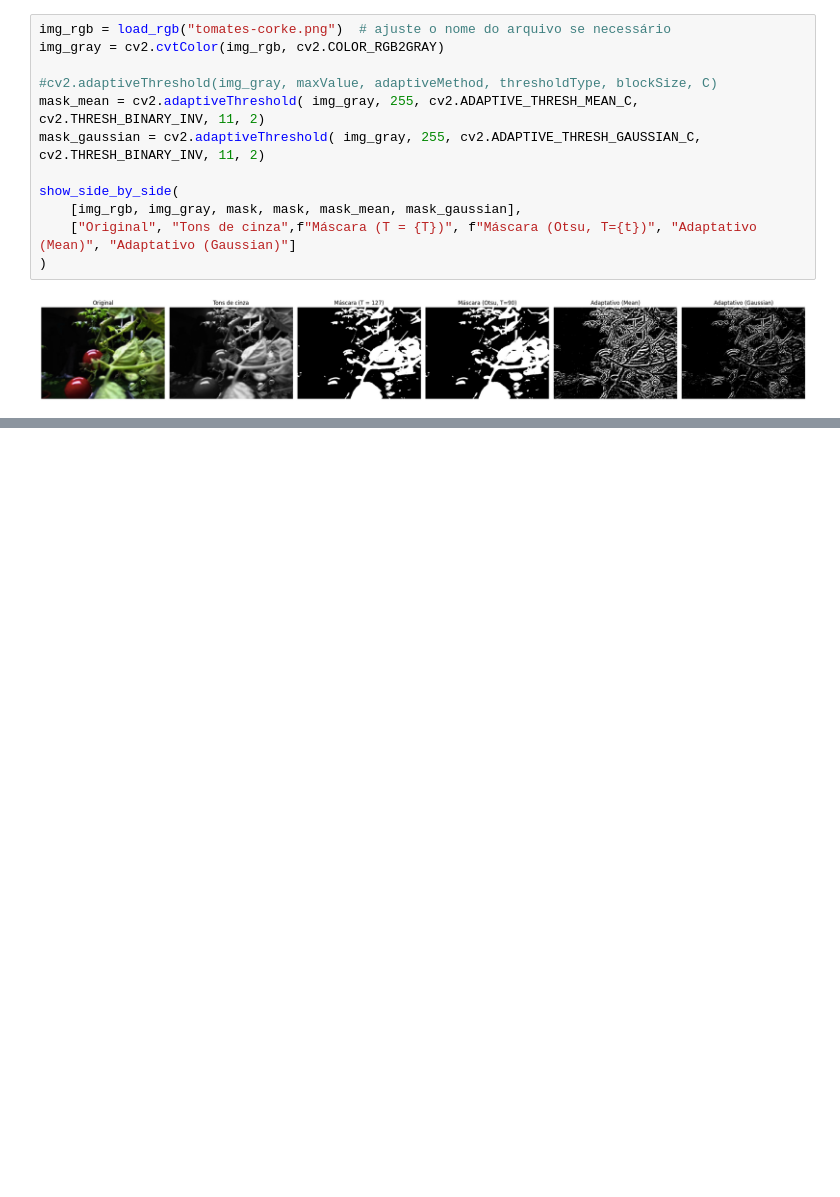
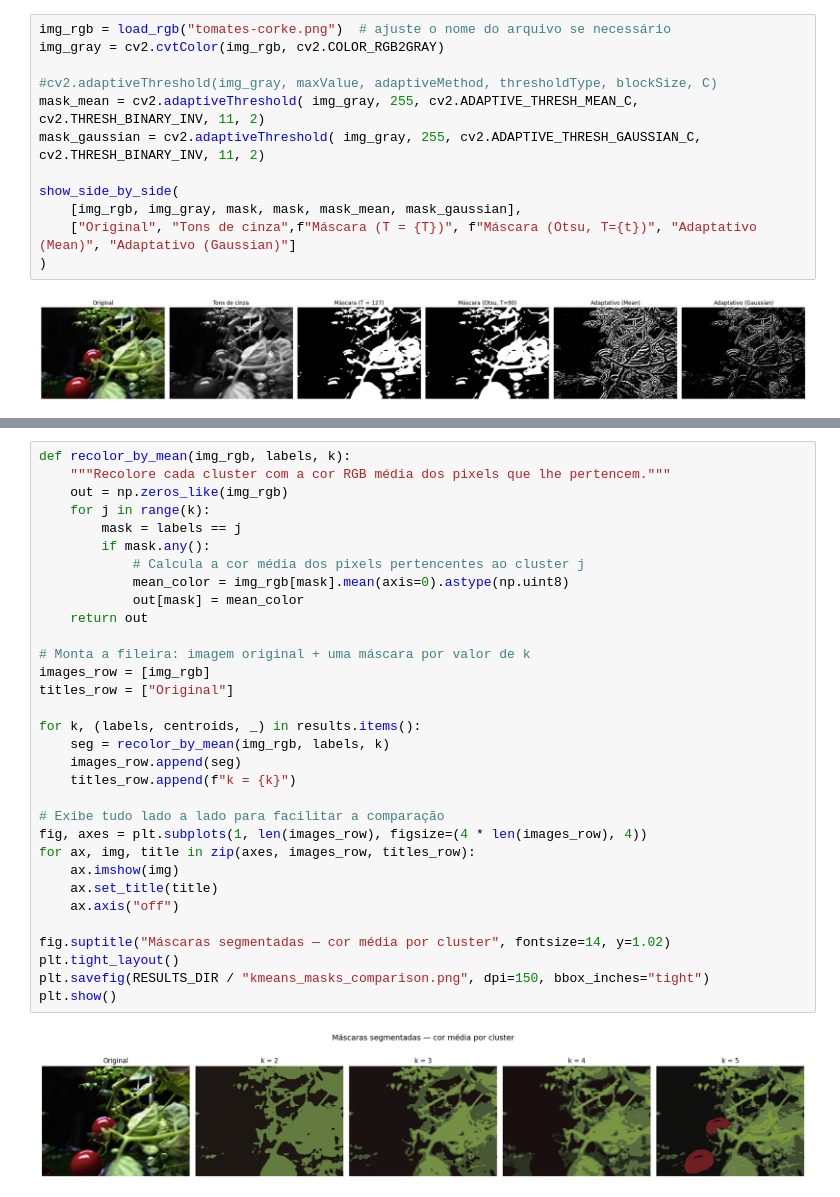
Before and after one commit to m9tzin/segmentation-cvis, a Jupyter notebook: notebook/atividade_segmentacao.ipynb, the cells around one changed output, grey strips where cells are left out. Saved outputs shown, nothing was run; the diff lists cells and outputs as text; blank space fills up the shorter version.

```diff
--- a/notebook/atividade_segmentacao.ipynb
+++ b/notebook/atividade_segmentacao.ipynb
@@ -137,0 +273,34 @@ show_side_by_side(
+# %%
+def recolor_by_mean(img_rgb, labels, k):
+    """Recolore cada cluster com a cor RGB média dos pixels que lhe pertencem."""
+    out = np.zeros_like(img_rgb)
+    for j in range(k):
+        mask = labels == j
+        if mask.any():
+            # Calcula a cor média dos pixels pertencentes ao cluster j
+            mean_color = img_rgb[mask].mean(axis=0).astype(np.uint8)
+            out[mask] = mean_color
+    return out
+
+# Monta a fileira: imagem original + uma máscara por valor de k
+images_row = [img_rgb]
+titles_row = ["Original"]
+
+for k, (labels, centroids, _) in results.items():
+    seg = recolor_by_mean(img_rgb, labels, k)
+    images_row.append(seg)
+    titles_row.append(f"k = {k}")
+
+# Exibe tudo lado a lado para facilitar a comparação
+fig, axes = plt.subplots(1, len(images_row), figsize=(4 * len(images_row), 4))
+for ax, img, title in zip(axes, images_row, titles_row):
+    ax.imshow(img)
+    ax.set_title(title)
+    ax.axis("off")
+
+fig.suptitle("Máscaras segmentadas — cor média por cluster", fontsize=14, y=1.02)
+plt.tight_layout()
+plt.savefig(RESULTS_DIR / "kmeans_masks_comparison.png", dpi=150, bbox_inches="tight")
+plt.show()
+# %% [output]
+[figure, added]
```
Also changed, not shown: parts of 11 cells of this notebook, 5 other files.
